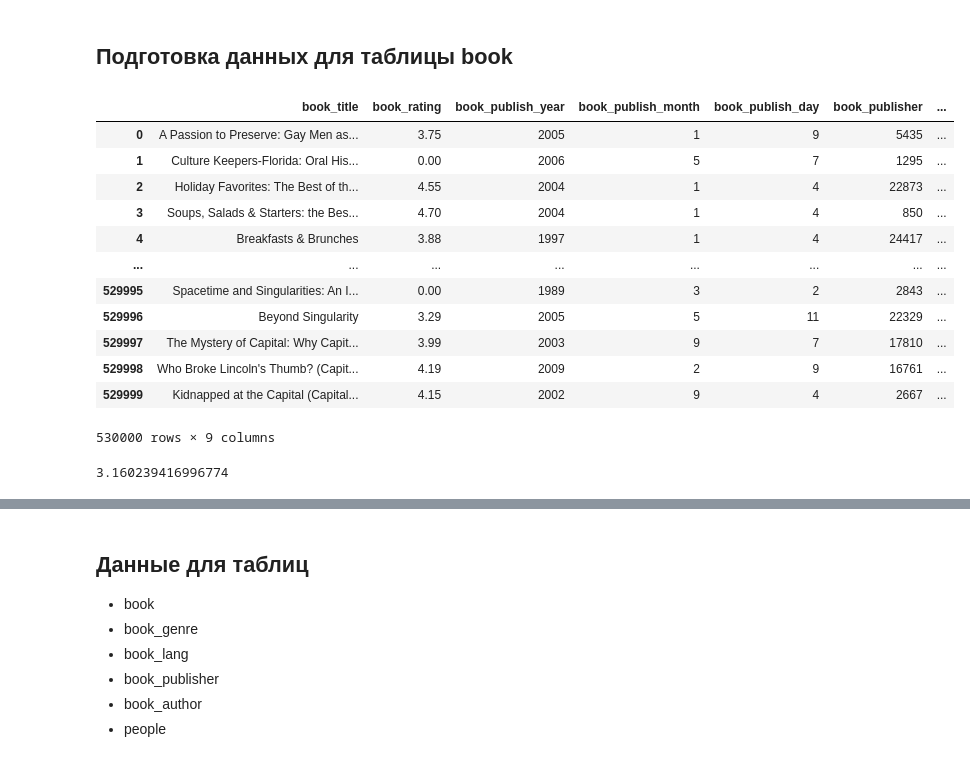
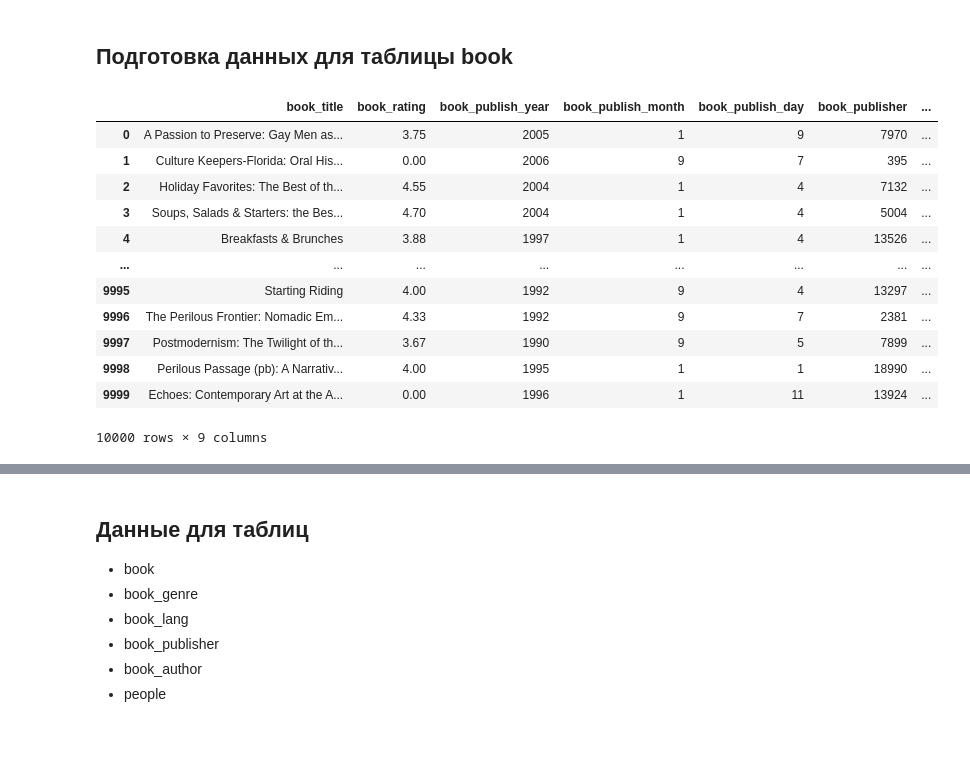
Before and after one commit to CosmDandy/Polytech-4-Sem-DBD, a Jupyter notebook: DataBase_Data/generate_data_2.ipynb, the cells around one changed output, grey strips where cells are left out. Drawn from its saved outputs; the diff is of its cells as text; code cells hidden in the pictures.

```diff
--- a/DataBase_Data/generate_data_2.ipynb
+++ b/DataBase_Data/generate_data_2.ipynb
@@ -9,10 +9,12 @@ from datetime import date, timedelta
 # Данные
 # %% [markdown]
 ## Подготовка данных для таблицы book
+# %%
+books_num = 10000
+book_author_num = 7000
+book_lang_num = 15
+book_publisher_num = 3000
 # %%
-import time
-
-start = time.perf_counter()
 directory = Path("input/book")
 book = pd.concat([pd.read_csv(f).drop(
     ['RatingDist1', 'RatingDist4', 'RatingDistTotal', 'RatingDist2', 'RatingDist5', 'RatingDist3', 'Id'], axis=1) for f
@@ -28,54 +30,47 @@ book['Genre'] = np.random.choice(
     ['Action and Adventure', 'Classics', 'Comic Book', 'Detective', 'Mystery', 'Fantasy', 'Historical Fiction',
      'Literary Fiction', 'Horror', 'Romance', 'Science Fiction', 'Short Stories', 'Suspense', 'Thrillers',
      'Biographies', 'Autobiographies', 'Cookbooks', 'Essays', 'History', 'Memoir', 'Poetry', 'Self-Help', 'True Crime'],
     len(book))
 book.ISBN = book.ISBN.fillna(random.randint(1000, 10000000))
 book = book.drop(["ISBN"], axis=1)
 book = book.drop(["Count of text reviews"], axis=1)
 
 book.loc[book['PublishYear'] > 2023, 'PublishYear'] = random.randint(1900, 2023)
 book.loc[book['PublishMonth'] > 12, 'PublishMonth'] = random.randint(1, 12)
 book.loc[book['PublishDay'] > 31, 'PublishDay'] = random.randint(1, 31)
 book.loc[(book['Language'] == "en-US") | (book['Language'] == "en-GB") | (book['Language'] == "en-CA") | (
         book['Language'] == "--"), 'Language'] = "eng"
 
-book = book[:530000]
+book = book[:books_num]
 book_copy = book.copy()
 book_copy = book_copy.drop(columns=['Authors', 'Language', 'Genre'])
-book_copy['Publisher'] = [random.randint(1, 25000) for i in range(530000)]
+book_copy['Publisher'] = [random.randint(1, 25000) for i in range(books_num)]
 book_copy.columns = ['book_title',
                      'book_rating',
                      'book_publish_year',
                      'book_publish_month',
                      'book_publish_day',
                      'book_publisher',
                      'book_num_reviews',
                      'book_page_num',
                      'book_desc']
 
-end = time.perf_counter()
-
-
 book_copy.to_csv("output/book.csv", index=False)
 book_copy
 # %% [output]
 |  | book_title | book_rating | book_publish_year | book_publish_month | book_publish_day | book_publisher | ... |
-| 0 | A Passion to Preserve: Gay Men as... | 3.75 | 2005 | 1 | 9 | 5435 | ... |
-| 1 | Culture Keepers-Florida: Oral His... | 0.00 | 2006 | 5 | 7 | 1295 | ... |
-| 2 | Holiday Favorites: The Best of th... | 4.55 | 2004 | 1 | 4 | 22873 | ... |
-| 3 | Soups, Salads & Starters: the Bes... | 4.70 | 2004 | 1 | 4 | 850 | ... |
-| 4 | Breakfasts & Brunches | 3.88 | 1997 | 1 | 4 | 24417 | ... |
+| 0 | A Passion to Preserve: Gay Men as... | 3.75 | 2005 | 1 | 9 | 7970 | ... |
+| 1 | Culture Keepers-Florida: Oral His... | 0.00 | 2006 | 9 | 7 | 395 | ... |
+| 2 | Holiday Favorites: The Best of th... | 4.55 | 2004 | 1 | 4 | 7132 | ... |
+| 3 | Soups, Salads & Starters: the Bes... | 4.70 | 2004 | 1 | 4 | 5004 | ... |
+| 4 | Breakfasts & Brunches | 3.88 | 1997 | 1 | 4 | 13526 | ... |
 | ... | ... | ... | ... | ... | ... | ... | ... |
-| 529995 | Spacetime and Singularities: An I... | 0.00 | 1989 | 3 | 2 | 2843 | ... |
-| 529996 | Beyond Singularity | 3.29 | 2005 | 5 | 11 | 22329 | ... |
-| 529997 | The Mystery of Capital: Why Capit... | 3.99 | 2003 | 9 | 7 | 17810 | ... |
-| 529998 | Who Broke Lincoln's Thumb? (Capit... | 4.19 | 2009 | 2 | 9 | 16761 | ... |
-| 529999 | Kidnapped at the Capital (Capital... | 4.15 | 2002 | 9 | 4 | 2667 | ... |
+| 9995 | Starting Riding | 4.00 | 1992 | 9 | 4 | 13297 | ... |
+| 9996 | The Perilous Frontier: Nomadic Em... | 4.33 | 1992 | 9 | 7 | 2381 | ... |
+| 9997 | Postmodernism: The Twilight of th... | 3.67 | 1990 | 9 | 5 | 7899 | ... |
+| 9998 | Perilous Passage (pb): A Narrativ... | 4.00 | 1995 | 1 | 1 | 18990 | ... |
+| 9999 | Echoes: Contemporary Art at the A... | 0.00 | 1996 | 1 | 11 | 13924 | ... |
-530000 rows × 9 columns
+10000 rows × 9 columns
-# %%
-end - start
-# %% [output]
-3.160239416996774
 # %%
 book
 # %% [output]
```
Also changed, not shown: parts of 10 cells of this notebook, 11 other files.
